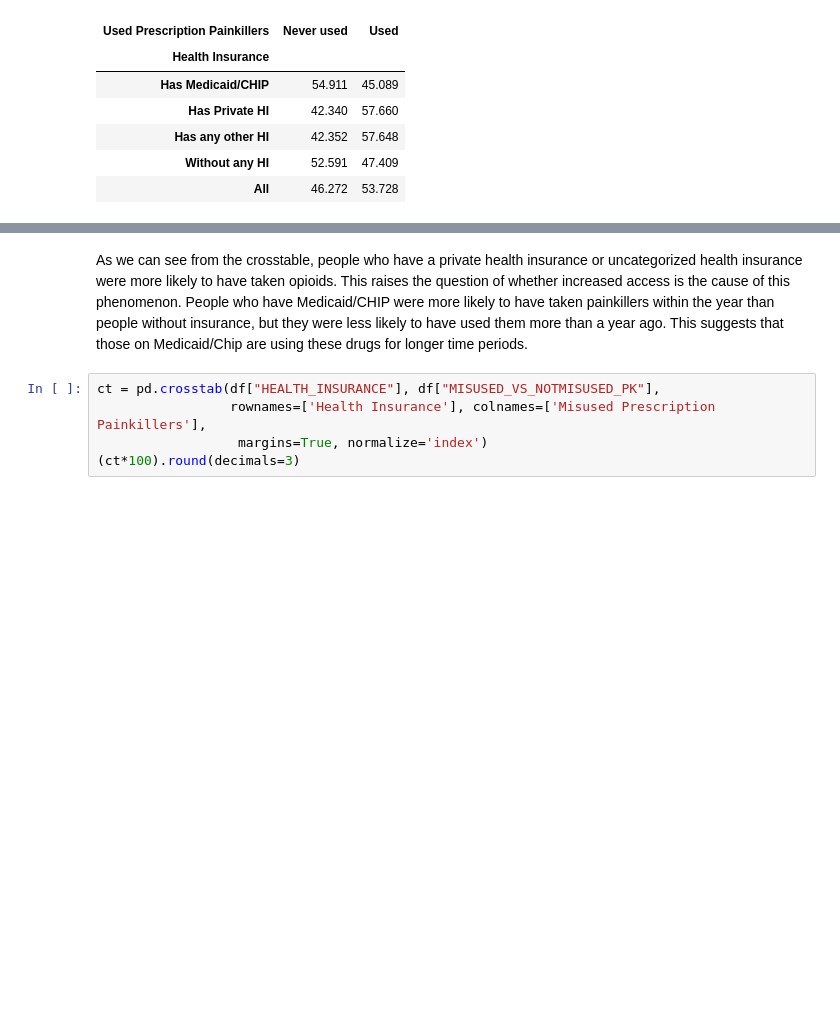
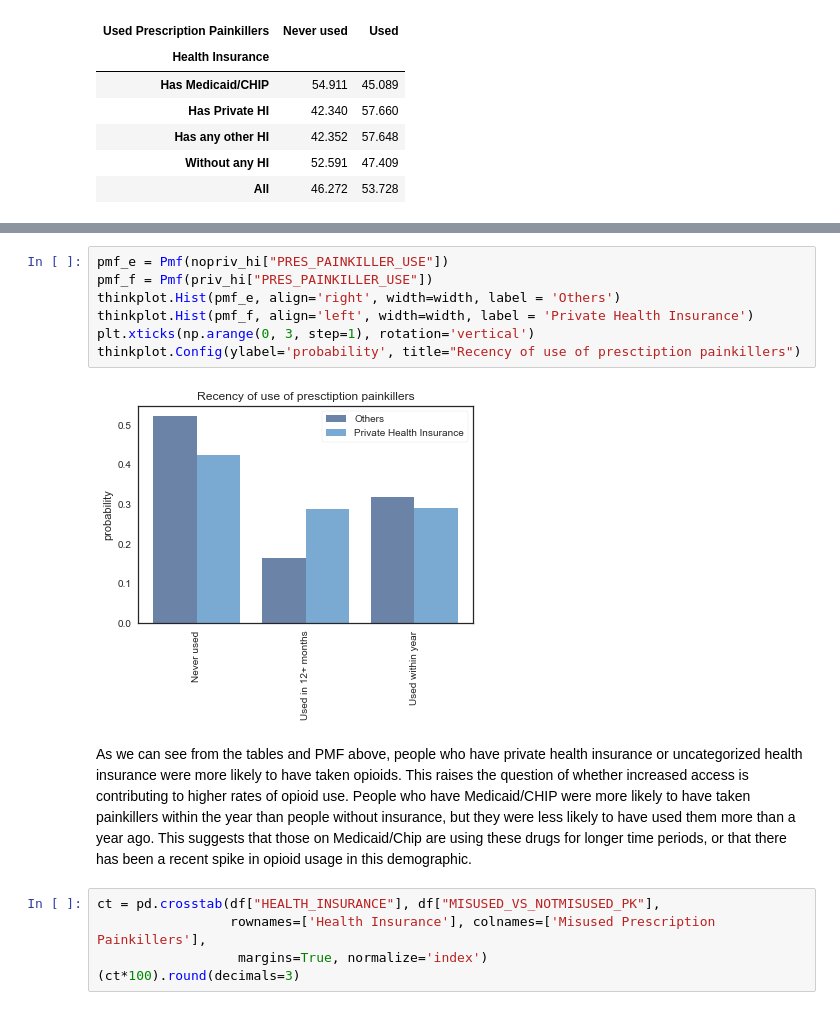
Before and after one commit to mhreid/OpioidsAndDemographics, a Jupyter notebook: project1/project1.ipynb, the cells around one changed output, grey strips where cells are left out. Cells and saved outputs as stored; diff of their text form; blank space fills up the shorter version.

```diff
--- a/project1/project1.ipynb
+++ b/project1/project1.ipynb
@@ -258,5 +229,14 @@ ct = pd.crosstab(df["HEALTH_INSURANCE"], df["PRES_PAINKILLER_USE"],
+# %%
+pmf_e = Pmf(nopriv_hi["PRES_PAINKILLER_USE"])
+pmf_f = Pmf(priv_hi["PRES_PAINKILLER_USE"])
+thinkplot.Hist(pmf_e, align='right', width=width, label = 'Others')
+thinkplot.Hist(pmf_f, align='left', width=width, label = 'Private Health Insurance')
+plt.xticks(np.arange(0, 3, step=1), rotation='vertical')
+thinkplot.Config(ylabel='probability', title="Recency of use of presctiption painkillers")
+# %% [output]
+[figure, added]
 # %% [markdown]
-As we can see from the crosstable, people who have a private health insurance or uncategorized health insurance were more likely to have taken opioids. This raises the question of whether increased access is the cause of this phenomenon. People who have Medicaid/CHIP were more likely to have taken painkillers within the year than people without insurance, but they were less likely to have used them more than a year ago. This suggests that those on Medicaid/Chip are using these drugs for longer time periods.
+As we can see from the tables and PMF above, people who have private health insurance or uncategorized health insurance were more likely to have taken opioids. This raises the question of whether increased access is contributing to higher rates of opioid use. People who have Medicaid/CHIP were more likely to have taken painkillers within the year than people without insurance, but they were less likely to have used them more than a year ago. This suggests that those on Medicaid/Chip are using these drugs for longer time periods, or that there has been a recent spike in opioid usage in this demographic.
 # %%
 ct = pd.crosstab(df["HEALTH_INSURANCE"], df["MISUSED_VS_NOTMISUSED_PK"],
                  rownames=['Health Insurance'], colnames=['Misused Prescription Painkillers'],
```
Also changed, not shown: parts of 44 cells of this notebook, 1 other file.
